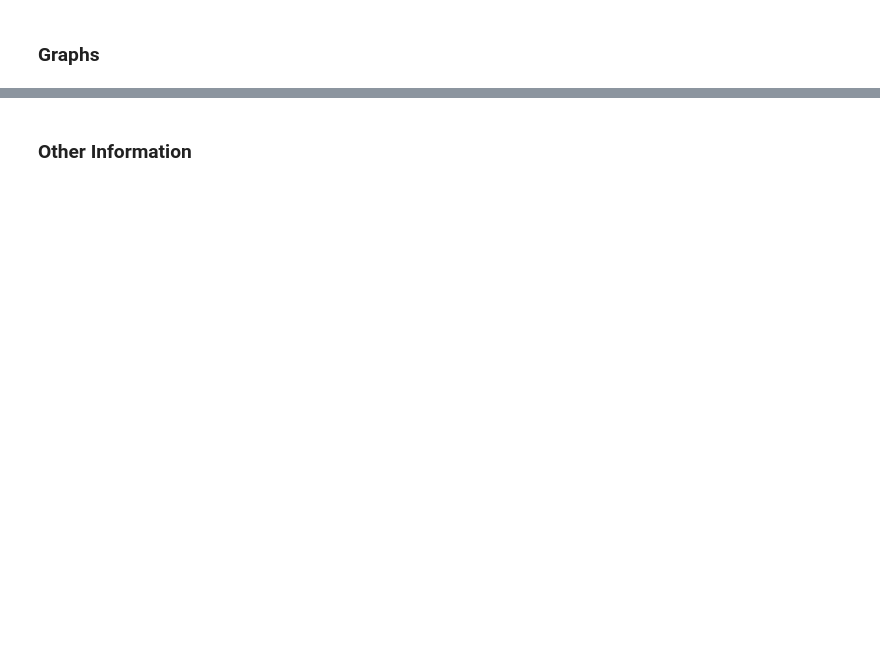
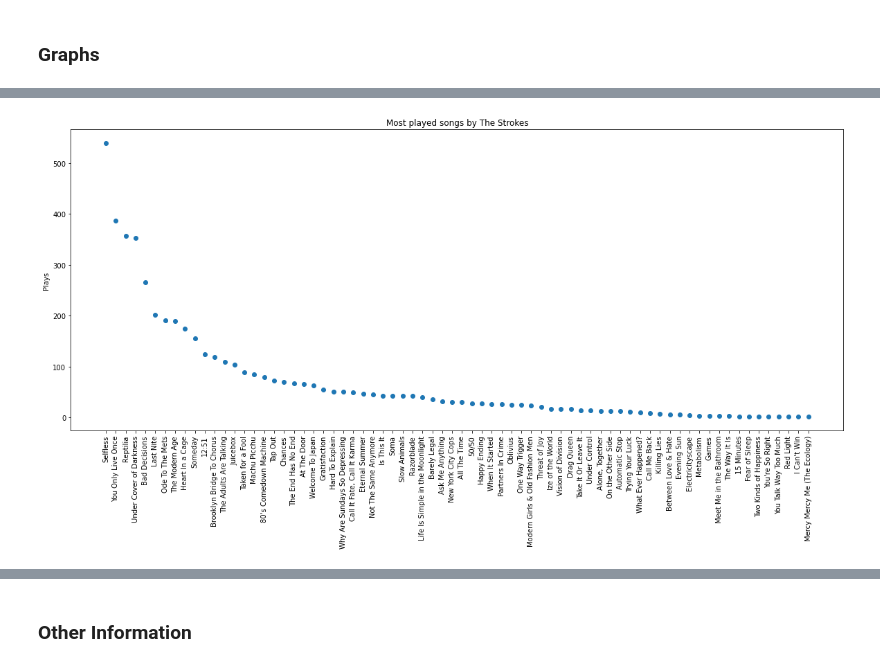
Before and after one commit to TheSupremeToast/Spotify-Analysis, a Jupyter notebook: Spotify-Analysis.ipynb, the cells around one changed output, grey strips where cells are left out. Drawn from its saved outputs; the diff is of its cells as text; code cells hidden in the pictures; blank space fills up the shorter version.

```diff
--- a/Spotify-Analysis.ipynb
+++ b/Spotify-Analysis.ipynb
@@ -82,5 +83,7 @@ plt.show()
 # %%
-plotArtist("renforshort", 100)
+plotArtist("The Strokes", 100)
+# %% [output]
+[figure, added]
 # %%
 skipped_tracks = skipped['trackName'].value_counts()
 plt.rcParams['figure.figsize'] = [20, 8]
```
Also changed, not shown: parts of 17 cells of this notebook.
